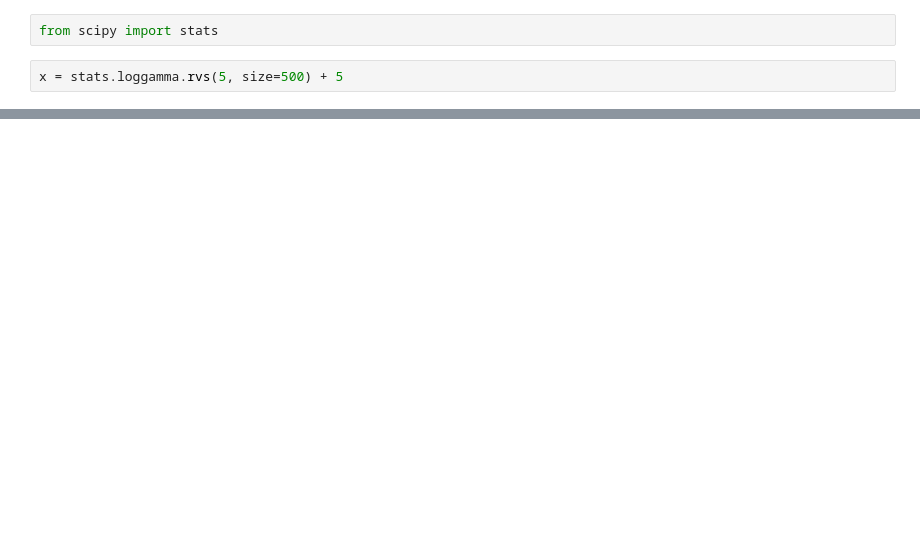
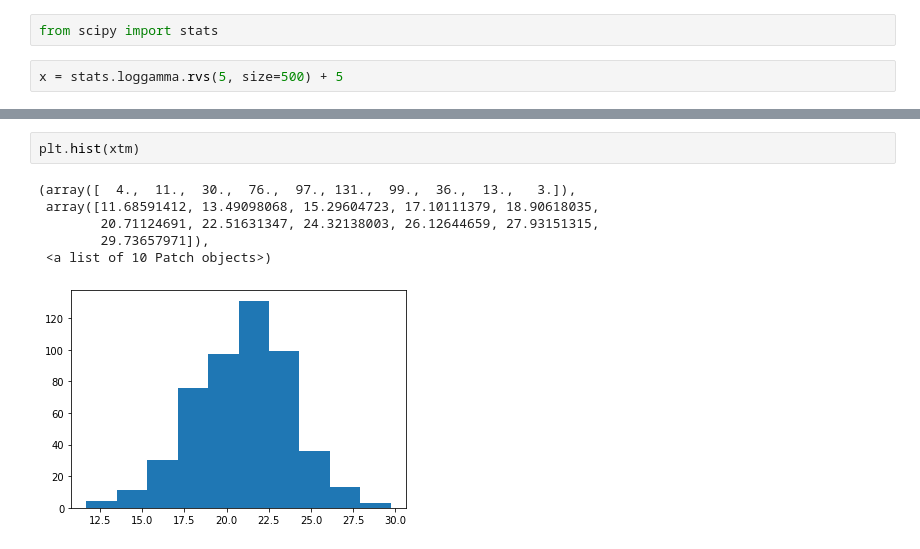
Before and after one commit to BssMsi/mllib, a Jupyter notebook: preprocess/preprocessing.ipynb, the cells around one changed output, grey strips where cells are left out. Saved outputs shown, nothing was run; the diff lists cells and outputs as text; blank space fills up the shorter version.

```diff
--- a/preprocess/preprocessing.ipynb
+++ b/preprocess/preprocessing.ipynb
@@ -143,0 +138,9 @@ plt.plot(xt)
+# %%
+plt.hist(xtm)
+# %% [output]
+(array([  4.,  11.,  30.,  76.,  97., 131.,  99.,  36.,  13.,   3.]),
+ array([11.68591412, 13.49098068, 15.29604723, 17.10111379, 18.90618035,
+        20.71124691, 22.51631347, 24.32138003, 26.12644659, 27.93151315,
+        29.73657971]),
+ <a list of 10 Patch objects>)
+[figure, added]
```
Also changed, not shown: parts of 6 cells of this notebook, 5 other files.
